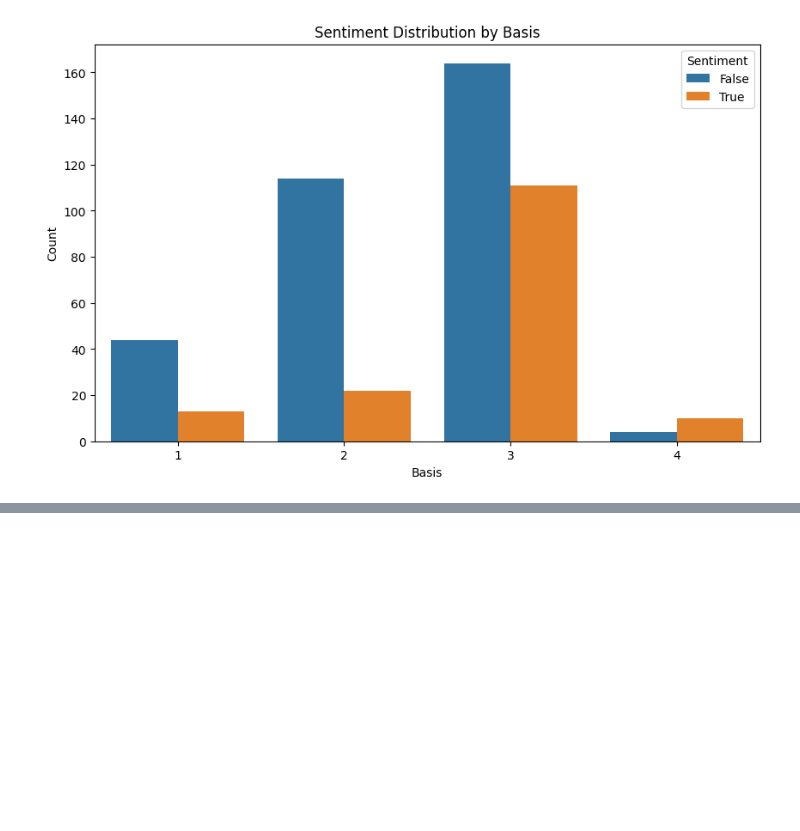
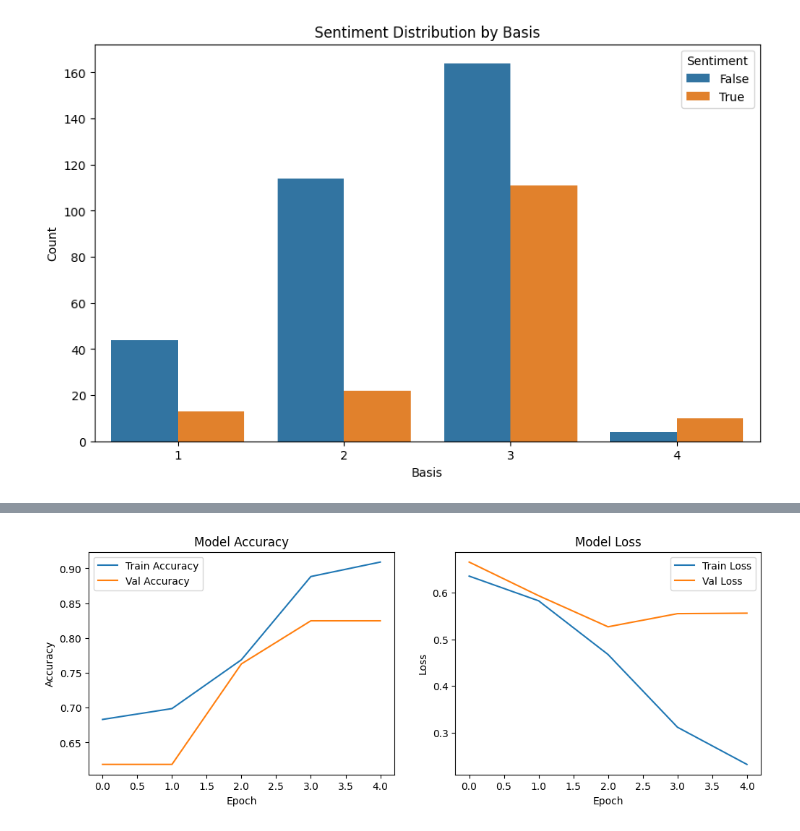
Before and after one commit to varunpothu/Research_Methods_Assignment, a Jupyter notebook: R_M__Assignment_3.ipynb, the cells around one changed output, grey strips where cells are left out. Drawn from its saved outputs; the diff is of its cells as text; code cells hidden in the pictures; blank space fills up the shorter version.

```diff
--- a/R_M__Assignment_3.ipynb
+++ b/R_M__Assignment_3.ipynb
@@ -50,8 +70,6 @@ from wordcloud import WordCloud
 # Load the dataset using Hugging Face's datasets
 diversity_df = pd.read_csv("hf://datasets/deancgarcia/Diversity/train.csv")
 
-# Convert to pandas DataFrame
-diversity_df = pd.DataFrame(dataset['train'])
 
 # Display the first few rows
 print(diversity_df.head())
@@ -239,0 +409,17 @@ plt.show()
+# %%
+# Load the BERT model for sequence classification
+model = TFBertForSequenceClassification.from_pretrained("bert-base-uncased", num_labels=2)
+
+# Compile the model
+optimizer = tf.keras.optimizers.Adam(learning_rate=2e-5)
+loss = tf.keras.losses.SparseCategoricalCrossentropy(from_logits=True)
+metrics = [tf.keras.metrics.SparseCategoricalAccuracy()]
+
+model.compile(optimizer=optimizer, loss=loss, metrics=metrics)
+
+# Train the model
+history = model.fit(
+    train_dataset,
+    validation_data=val_dataset,
+    epochs=5
+)
@@ -239,0 +441,25 @@ plt.show()
+# %%
+import matplotlib.pyplot as plt
+
+# Plot training & validation accuracy and loss values
+fig, (ax1, ax2) = plt.subplots(1, 2, figsize=(12, 4))
+
+# Plot accuracy
+ax1.plot(history.history['sparse_categorical_accuracy'], label='Train Accuracy')
+ax1.plot(history.history['val_sparse_categorical_accuracy'], label='Val Accuracy')
+ax1.set_title('Model Accuracy')
+ax1.set_xlabel('Epoch')
+ax1.set_ylabel('Accuracy')
+ax1.legend(loc='best')
+
+# Plot loss
+ax2.plot(history.history['loss'], label='Train Loss')
+ax2.plot(history.history['val_loss'], label='Val Loss')
+ax2.set_title('Model Loss')
+ax2.set_xlabel('Epoch')
+ax2.set_ylabel('Loss')
+ax2.legend(loc='best')
+
+plt.show()
+# %% [output]
+[figure, added]
```
Also changed, not shown: parts of 27 cells of this notebook.
